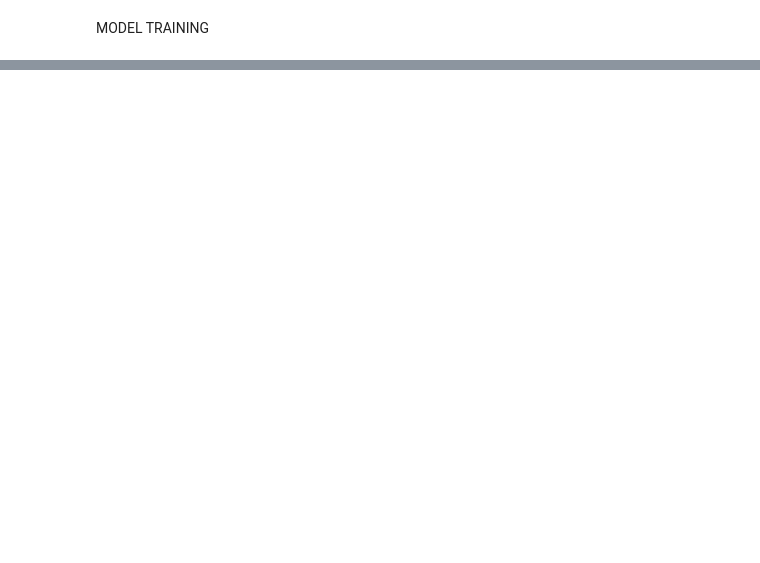
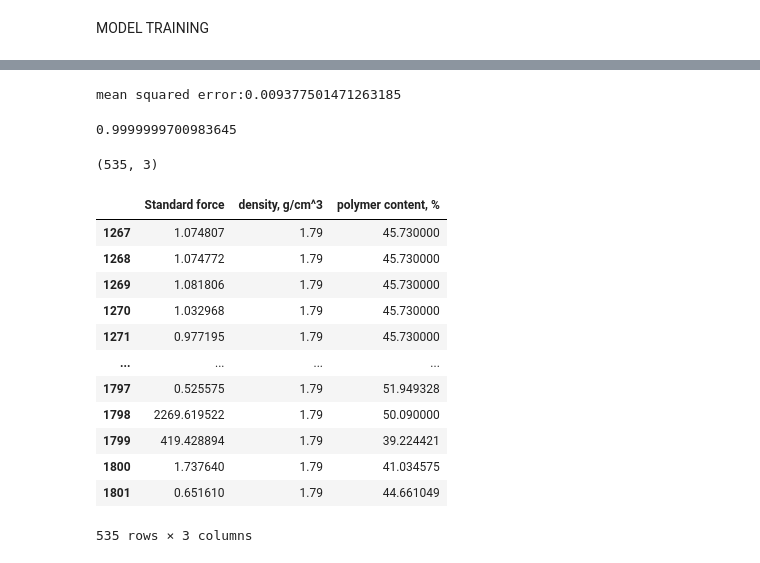
Before and after one commit to ishaan-sangwan/minor, a Jupyter notebook: src/restart.ipynb, the cells around one changed output, grey strips where cells are left out. Saved outputs shown, nothing was run; the diff lists cells and outputs as text; code cells hidden in the pictures; blank space fills up the shorter version.

```diff
--- a/src/restart.ipynb
+++ b/src/restart.ipynb
@@ -94,0 +127,12 @@ svr = SVR(kernel='linear')
+# %%
+print(f'mean squared error:{mean_squared_error(y_pred,y_test)}')
+# %% [output]
+mean squared error:0.009377501471263185
+# %%
+print(r2_score(y_pred,y_test))
+# %% [output]
+0.9999999700983645
+# %%
+ X_test.shape
+# %% [output]
+(535, 3)
@@ -94,0 +141,16 @@ svr = SVR(kernel='linear')
+# %%
+X_test
+# %% [output]
+|  | Standard force | density, g/cm^3 | polymer content, % |
+| 1267 | 1.074807 | 1.79 | 45.730000 |
+| 1268 | 1.074772 | 1.79 | 45.730000 |
+| 1269 | 1.081806 | 1.79 | 45.730000 |
+| 1270 | 1.032968 | 1.79 | 45.730000 |
+| 1271 | 0.977195 | 1.79 | 45.730000 |
+| ... | ... | ... | ... |
+| 1797 | 0.525575 | 1.79 | 51.949328 |
+| 1798 | 2269.619522 | 1.79 | 50.090000 |
+| 1799 | 419.428894 | 1.79 | 39.224421 |
+| 1800 | 1.737640 | 1.79 | 41.034575 |
+| 1801 | 0.651610 | 1.79 | 44.661049 |
+535 rows × 3 columns
```
Also changed, not shown: parts of 11 cells of this notebook.
